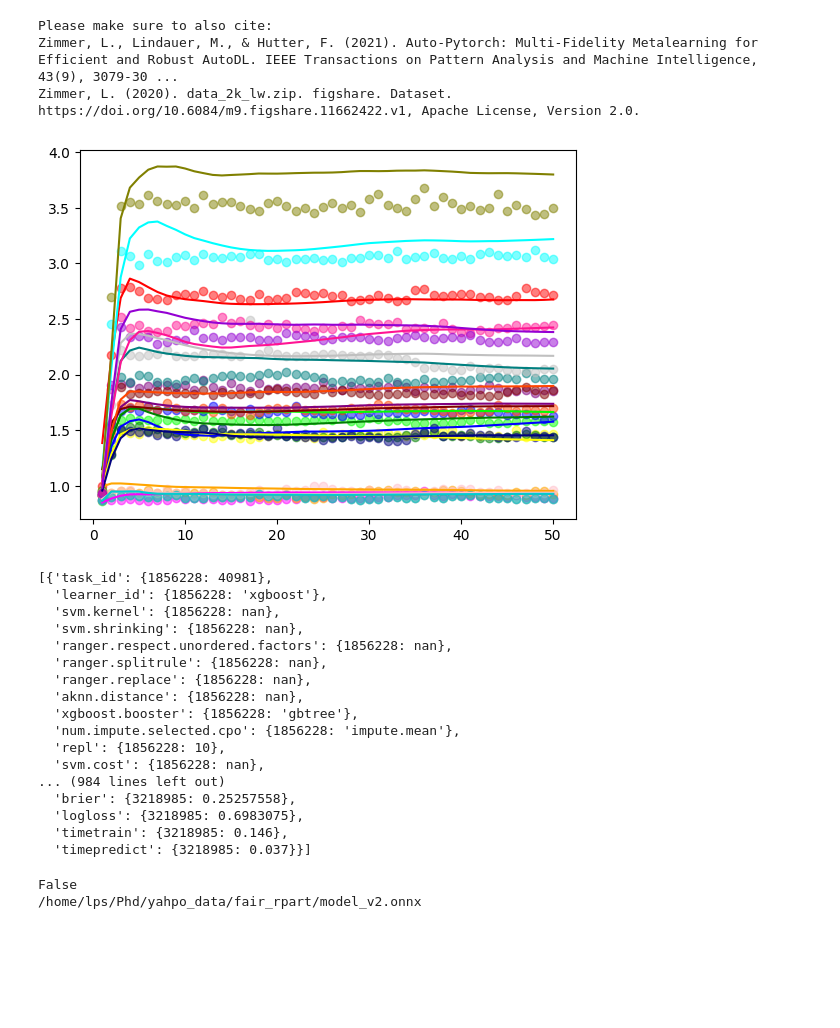
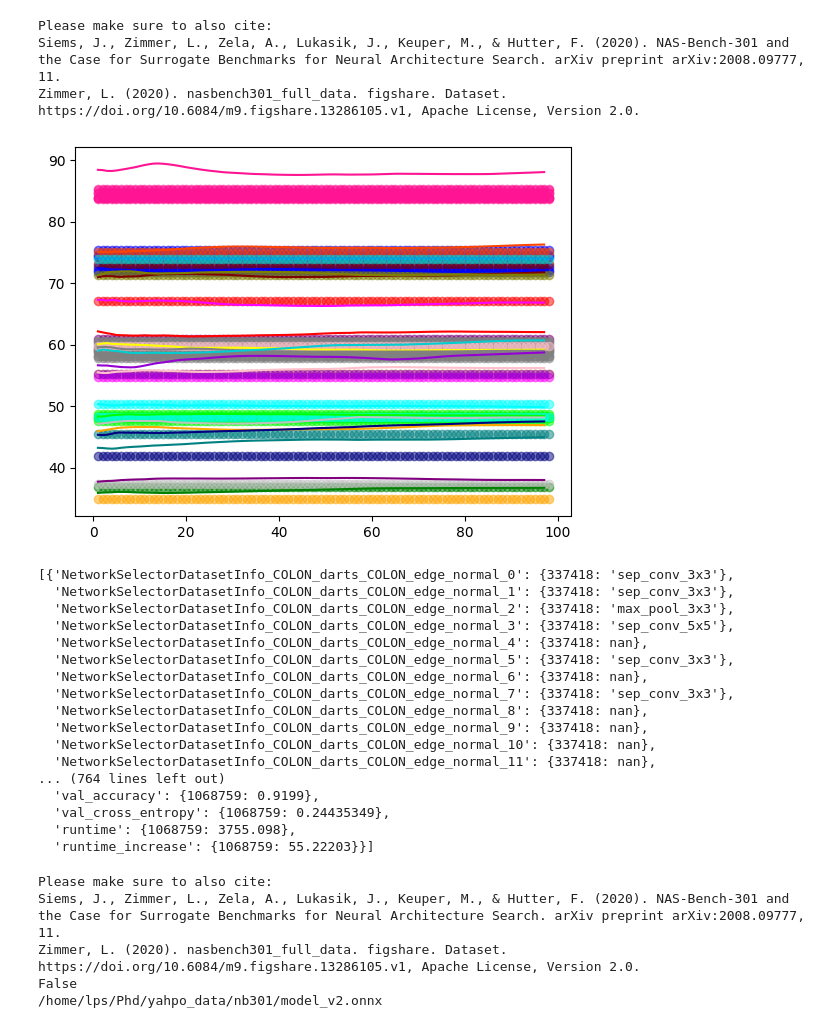
Before and after one commit to slds-lmu/yahpo_gym, a Jupyter notebook: yahpo_train/notebooks/learning_curves.ipynb, the cells around one changed output. Saved outputs shown, nothing was run; the diff lists cells and outputs as text; code cells hidden in the pictures; blank space fills up the shorter version.

```diff
--- a/yahpo_train/notebooks/learning_curves.ipynb
+++ b/yahpo_train/notebooks/learning_curves.ipynb
@@ -7,12 +8,12 @@ import pandas as pd
 # %%
-bench = BenchmarkSet("lcbench", active_session=False, check=False)
+bench = BenchmarkSet("nb301", active_session=False, check=False)
 bench.config.config["model"] = "model_v2.onnx"
 bench.active_session
 bench.set_session()
 # %% [output]
 Please make sure to also cite:
-Zimmer, L., Lindauer, M., & Hutter, F. (2021). Auto-Pytorch: Multi-Fidelity Metalearning for Efficient and Robust AutoDL. IEEE Transactions on Pattern Analysis and Machine Intelligence, 43(9), 3079-30 ...
-Zimmer, L. (2020). data_2k_lw.zip. figshare. Dataset. https://doi.org/10.6084/m9.figshare.11662422.v1, Apache License, Version 2.0.
+Siems, J., Zimmer, L., Zela, A., Lukasik, J., Keuper, M., & Hutter, F. (2020). NAS-Bench-301 and the Case for Surrogate Benchmarks for Neural Architecture Search. arXiv preprint arXiv:2008.09777, 11.
+Zimmer, L. (2020). nasbench301_full_data. figshare. Dataset. https://doi.org/10.6084/m9.figshare.13286105.v1, Apache License, Version 2.0.
 # %%
 df = pd.read_csv(bench.config.get_path("test_dataset"))
 # %%
@@ -103,7 +104,8 @@ def plot_lc(ccs, target, fidelity_sequence):
             k: list(cc[k].values())[0]
             for k in bench.config_space.get_hyperparameter_names()
         }
-        x[bench.config.instance_names] = str(x[bench.config.instance_names])
+        if bench.config.config_id != "nb301":
+            x[bench.config.instance_names] = str(x[bench.config.instance_names])
         # (ranger.)replace and (svm.)shrinking must be converted to str
         if "ranger.replace" in x.keys():
             if x["ranger.replace"]:
@@ -139,46 +141,50 @@ def plot_lc(ccs, target, fidelity_sequence):
         plt.plot(fidelity_sequence, res, color=colors[i])
 # %%
 # Draw a sample configuration
-tmp = df[df["OpenML_task_id"] == 167152]
+#tmp = df[df["OpenML_task_id"] == 189873]
 #tmp = df[(df["task_id"] == 375) & (df["learner_id"] == "svm") & (df["repl"] == 10)]
+tmp = df
 ccs = [tmp.sample(1).to_dict() for i in range(20)]
-target = "time_increase"
-# target = "model_parameters"
+target = "runtime_increase"
+#target = "val_accuracy"
 #fidelity_sequence = [0.05, 0.10, 0.2, 0.4, 0.6, 0.8, 1.00]
-fidelity_sequence = range(1, 51)
+fidelity_sequence = range(1, 99)
 plot_true_lc(ccs, target=target, dat=tmp)
 plot_lc(ccs, target=target, fidelity_sequence=fidelity_sequence)
 # %% [output]
-[figure, old version]
+[figure, new version]
 # %%
 ccs
 # %% [output]
-[{'task_id': {1856228: 40981},
-  'learner_id': {1856228: 'xgboost'},
-  'svm.kernel': {1856228: nan},
-  'svm.shrinking': {1856228: nan},
-  'ranger.respect.unordered.factors': {1856228: nan},
-  'ranger.splitrule': {1856228: nan},
-  'ranger.replace': {1856228: nan},
-  'aknn.distance': {1856228: nan},
-  'xgboost.booster': {1856228: 'gbtree'},
-  'num.impute.selected.cpo': {1856228: 'impute.mean'},
-  'repl': {1856228: 10},
-  'svm.cost': {1856228: nan},
-... (984 lines left out)
-  'brier': {3218985: 0.25257558},
-  'logloss': {3218985: 0.6983075},
-  'timetrain': {3218985: 0.146},
-  'timepredict': {3218985: 0.037}}]
+[{'NetworkSelectorDatasetInfo_COLON_darts_COLON_edge_normal_0': {337418: 'sep_conv_3x3'},
+  'NetworkSelectorDatasetInfo_COLON_darts_COLON_edge_normal_1': {337418: 'sep_conv_3x3'},
+  'NetworkSelectorDatasetInfo_COLON_darts_COLON_edge_normal_2': {337418: 'max_pool_3x3'},
+  'NetworkSelectorDatasetInfo_COLON_darts_COLON_edge_normal_3': {337418: 'sep_conv_5x5'},
+  'NetworkSelectorDatasetInfo_COLON_darts_COLON_edge_normal_4': {337418: nan},
+  'NetworkSelectorDatasetInfo_COLON_darts_COLON_edge_normal_5': {337418: 'sep_conv_3x3'},
+  'NetworkSelectorDatasetInfo_COLON_darts_COLON_edge_normal_6': {337418: nan},
+  'NetworkSelectorDatasetInfo_COLON_darts_COLON_edge_normal_7': {337418: 'sep_conv_3x3'},
+  'NetworkSelectorDatasetInfo_COLON_darts_COLON_edge_normal_8': {337418: nan},
+  'NetworkSelectorDatasetInfo_COLON_darts_COLON_edge_normal_9': {337418: nan},
+  'NetworkSelectorDatasetInfo_COLON_darts_COLON_edge_normal_10': {337418: nan},
+  'NetworkSelectorDatasetInfo_COLON_darts_COLON_edge_normal_11': {337418: nan},
+... (764 lines left out)
+  'val_accuracy': {1068759: 0.9199},
+  'val_cross_entropy': {1068759: 0.24435349},
+  'runtime': {1068759: 3755.098},
+  'runtime_increase': {1068759: 55.22203}}]
 # %%
-bench = BenchmarkSet("fair_rpart", active_session=False, check=False, noisy=False)
+bench = BenchmarkSet("nb301", active_session=False, check=False, noisy=False)
 bench.config.config["model"] = "model_v2.onnx"
 print(bench.active_session)
 bench.set_session()
 print(bench._get_model_path())
 
-target = "mmce"
+target = "val_accuracy"
 # %% [output]
+Please make sure to also cite:
+Siems, J., Zimmer, L., Zela, A., Lukasik, J., Keuper, M., & Hutter, F. (2020). NAS-Bench-301 and the Case for Surrogate Benchmarks for Neural Architecture Search. arXiv preprint arXiv:2008.09777, 11.
+Zimmer, L. (2020). nasbench301_full_data. figshare. Dataset. https://doi.org/10.6084/m9.figshare.13286105.v1, Apache License, Version 2.0.
 False
-/home/lps/Phd/yahpo_data/fair_rpart/model_v2.onnx
+/home/lps/Phd/yahpo_data/nb301/model_v2.onnx
 # %%
```
Also changed, not shown: parts of 6 cells of this notebook.
